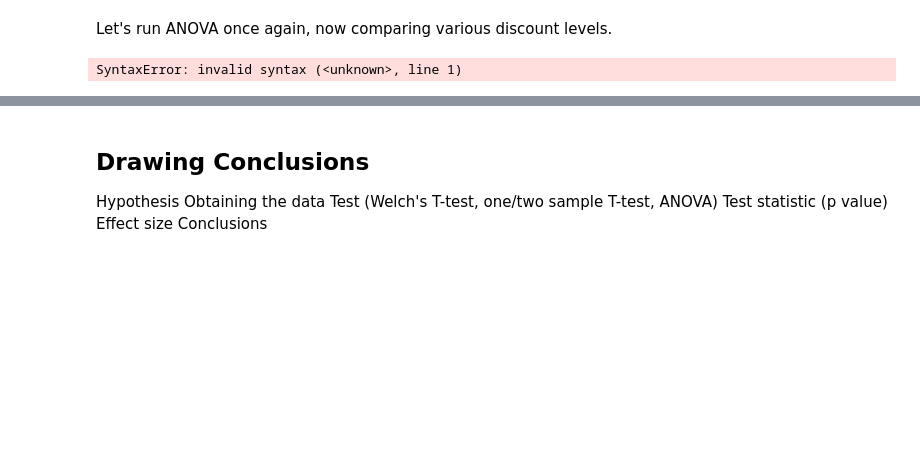
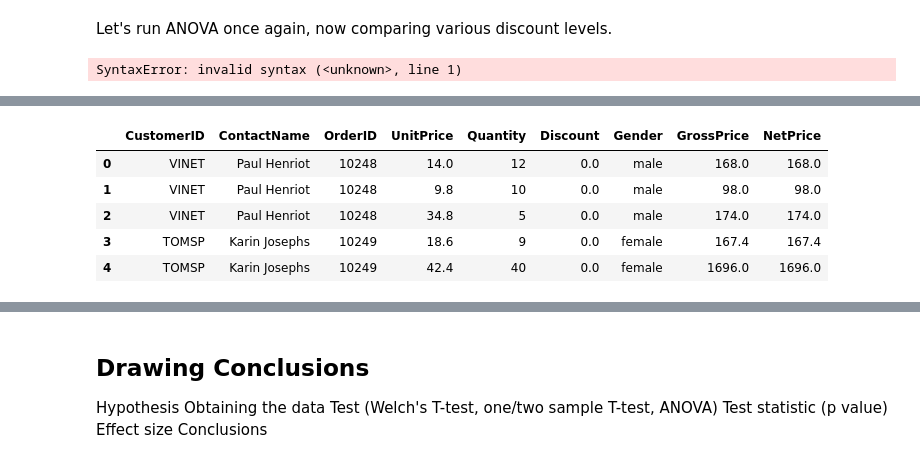
Before and after one commit to AllaGonzalez/Hypothesis_Testing_Using_Northwind_Database, a Jupyter notebook: Project Notebook.ipynb, the cells around one changed output, grey strips where cells are left out. Cells and saved outputs as stored; diff of their text form; code cells hidden in the pictures; blank space fills up the shorter version.

```diff
--- a/Project Notebook.ipynb
+++ b/Project Notebook.ipynb
@@ -384,3 +385,14 @@ Is the amount of money spent by customers gender-related? Do women spend more mo
 > $H_{0}$: *Male customers spend more money than female customers.*
 
 > $H_{1}$: *Female customers spend more money than male customers.*
+# %%
+#join Customer, Order and OrderDetail tables
+df2 = pd.read_sql_query('''SELECT c.ID AS CustomerID, c.ContactName, o.ID AS OrderID, od.UnitPrice, od.Quantity, od.Discount
+                            FROM OrderDetail od
+                            JOIN [Order] o ON od.OrderID = o.ID
+                            JOIN Customer c ON o.CustomerID = c.ID
+                            ''', engine)
+print('\nTable info')
+df2.info()
+print('\nSample data')
+df2.head()
@@ -386,0 +443,11 @@ Is the amount of money spent by customers gender-related? Do women spend more mo
+# %%
+#add a gender column
+females = ['Karin Josephs','Mary Saveley','Paula Parente','Henriette Pfalzheim',
+          'Paula Wilson','Maria Larsson','Christina Berglund','Renate Messner',
+           'Alejandra Camino','Janete Limeira','Victoria Ashworth','Anabela Domingues',
+           'Patricia McKenna','Rita Müller','Ana Trujillo', 'Liz Nixon', 'Helen Bennett',
+          'Isabel de Castro', 'Jytte Petersen','Aria Cruz', 'Annette Roulet',
+          'Ann Devon','Elizabeth Lincoln','Martine Rancé','Elizabeth Brown',
+          'Hanna Moos','Catherine Dewey']
+df2['Gender'] = np.where(df2['ContactName'].isin(females), 'female', 'male')
+df2.head()
@@ -386,0 +461,13 @@ Is the amount of money spent by customers gender-related? Do women spend more mo
+# %%
+#add NetPrice column
+df2['GrossPrice'] = np.multiply(df2['Quantity'],df2['UnitPrice'])
+df2['NetPrice'] = np.multiply(df2['GrossPrice'],df2['Discount'])
+df2['NetPrice'] = np.subtract(df2['GrossPrice'],df2['NetPrice'])
+df2.head()
+# %% [output]
+|  | CustomerID | ContactName | OrderID | UnitPrice | Quantity | Discount | Gender | GrossPrice | NetPrice |
+| 0 | VINET | Paul Henriot | 10248 | 14.0 | 12 | 0.0 | male | 168.0 | 168.0 |
+| 1 | VINET | Paul Henriot | 10248 | 9.8 | 10 | 0.0 | male | 98.0 | 98.0 |
+| 2 | VINET | Paul Henriot | 10248 | 34.8 | 5 | 0.0 | male | 174.0 | 174.0 |
+| 3 | TOMSP | Karin Josephs | 10249 | 18.6 | 9 | 0.0 | female | 167.4 | 167.4 |
+| 4 | TOMSP | Karin Josephs | 10249 | 42.4 | 40 | 0.0 | female | 1696.0 | 1696.0 |
```
Also changed, not shown: parts of 23 cells of this notebook.
